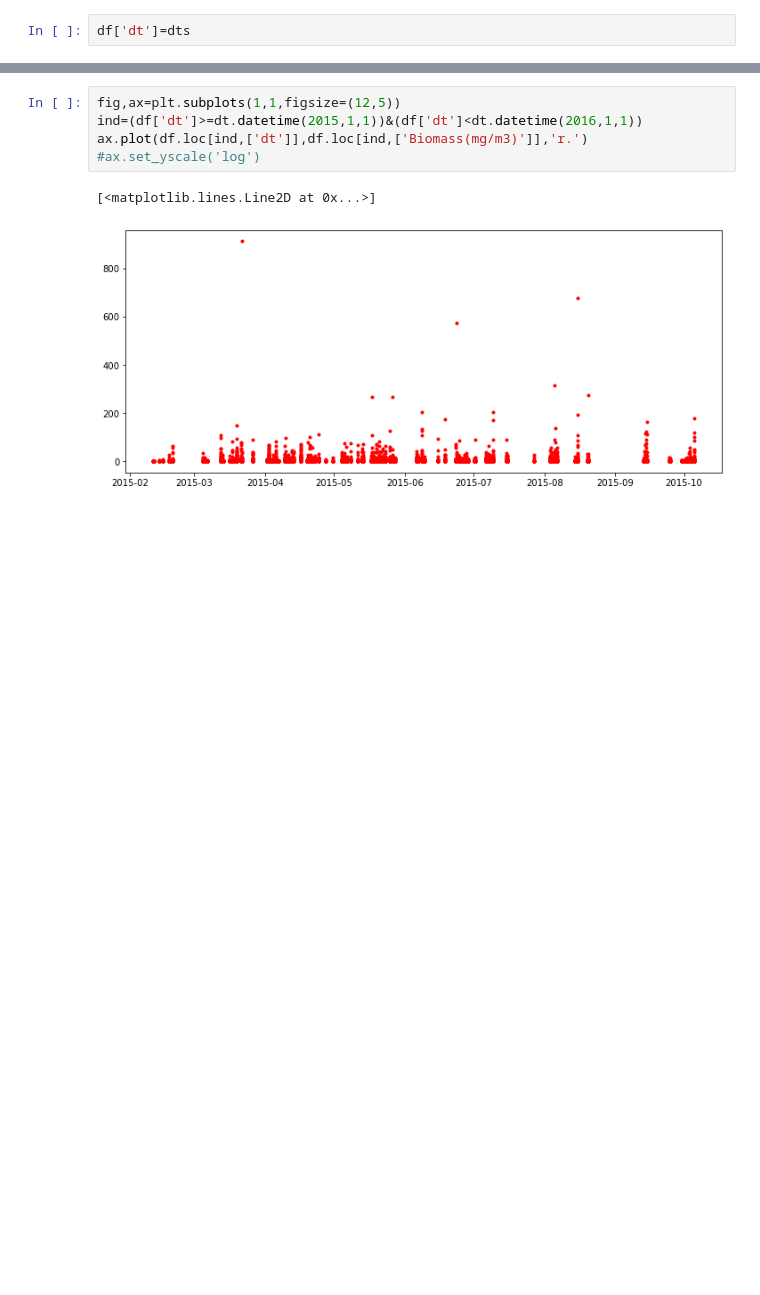
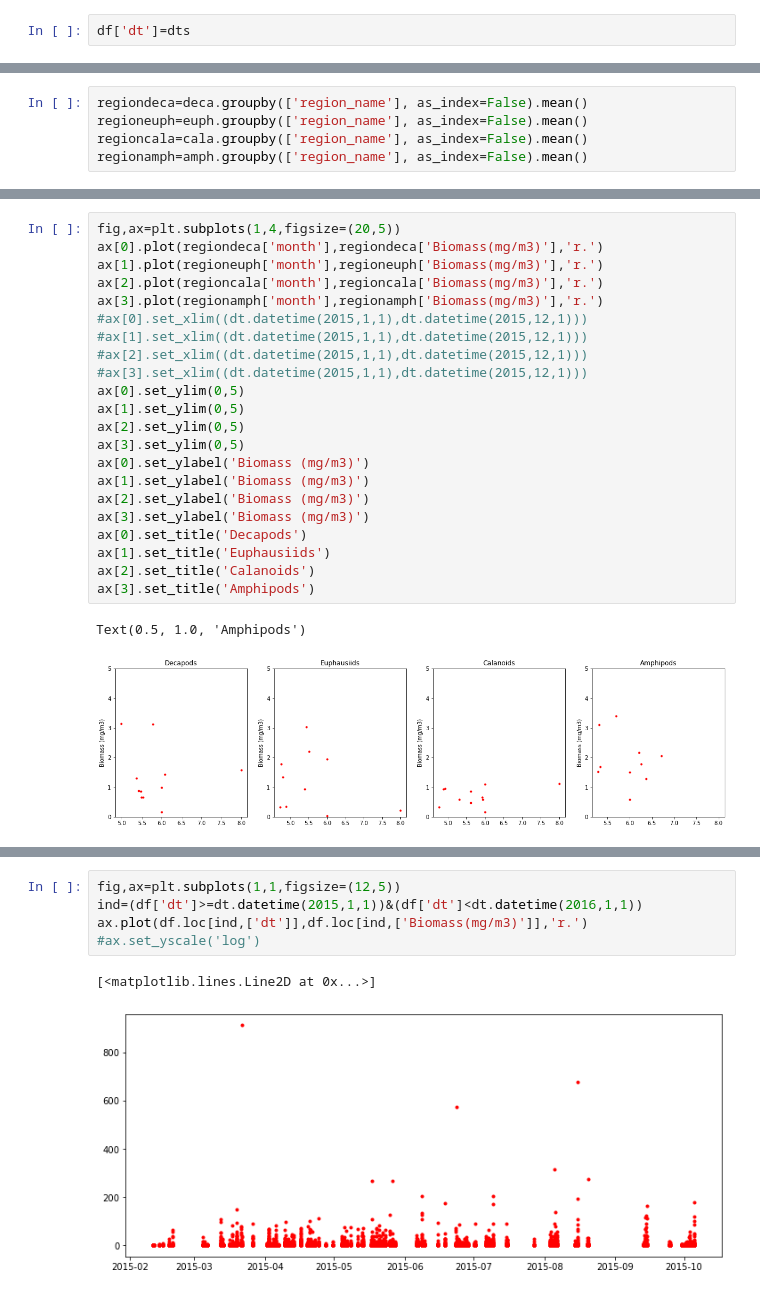
Before and after one commit to SalishSeaCast/analysis-karyn, a Jupyter notebook: notebooks/plotExamples/LoadZoop.ipynb, the cells around one changed output, grey strips where cells are left out. Drawn from its saved outputs; the diff is of its cells as text; blank space fills up the shorter version.

```diff
--- a/notebooks/plotExamples/LoadZoop.ipynb
+++ b/notebooks/plotExamples/LoadZoop.ipynb
@@ -100,0 +191,5 @@ df['dt']=[dt.datetime.strptime(aa+' '+bb,'%-m/%-d/%Y %-H:%-M') for aa, bb in]
+# %%
+regiondeca=deca.groupby(['region_name'], as_index=False).mean()
+regioneuph=euph.groupby(['region_name'], as_index=False).mean()
+regioncala=cala.groupby(['region_name'], as_index=False).mean()
+regionamph=amph.groupby(['region_name'], as_index=False).mean()
@@ -101,2 +249,27 @@ df['dt']=[dt.datetime.strptime(aa+' '+bb,'%-m/%-d/%Y %-H:%-M') for aa, bb in]
+# %%
+fig,ax=plt.subplots(1,4,figsize=(20,5))
+ax[0].plot(regiondeca['month'],regiondeca['Biomass(mg/m3)'],'r.')
+ax[1].plot(regioneuph['month'],regioneuph['Biomass(mg/m3)'],'r.')
+ax[2].plot(regioncala['month'],regioncala['Biomass(mg/m3)'],'r.')
+ax[3].plot(regionamph['month'],regionamph['Biomass(mg/m3)'],'r.')
+#ax[0].set_xlim((dt.datetime(2015,1,1),dt.datetime(2015,12,1)))
+#ax[1].set_xlim((dt.datetime(2015,1,1),dt.datetime(2015,12,1)))
+#ax[2].set_xlim((dt.datetime(2015,1,1),dt.datetime(2015,12,1)))
+#ax[3].set_xlim((dt.datetime(2015,1,1),dt.datetime(2015,12,1)))
+ax[0].set_ylim(0,5)
+ax[1].set_ylim(0,5)
+ax[2].set_ylim(0,5)
+ax[3].set_ylim(0,5)
+ax[0].set_ylabel('Biomass (mg/m3)')
+ax[1].set_ylabel('Biomass (mg/m3)')
+ax[2].set_ylabel('Biomass (mg/m3)')
+ax[3].set_ylabel('Biomass (mg/m3)')
+ax[0].set_title('Decapods')
+ax[1].set_title('Euphausiids')
+ax[2].set_title('Calanoids')
+ax[3].set_title('Amphipods')
+# %% [output]
+Text(0.5, 1.0, 'Amphipods')
+[figure, added]
 # %%
 fig,ax=plt.subplots(1,1,figsize=(12,5))
```
Also changed, not shown: parts of 17 cells of this notebook.
